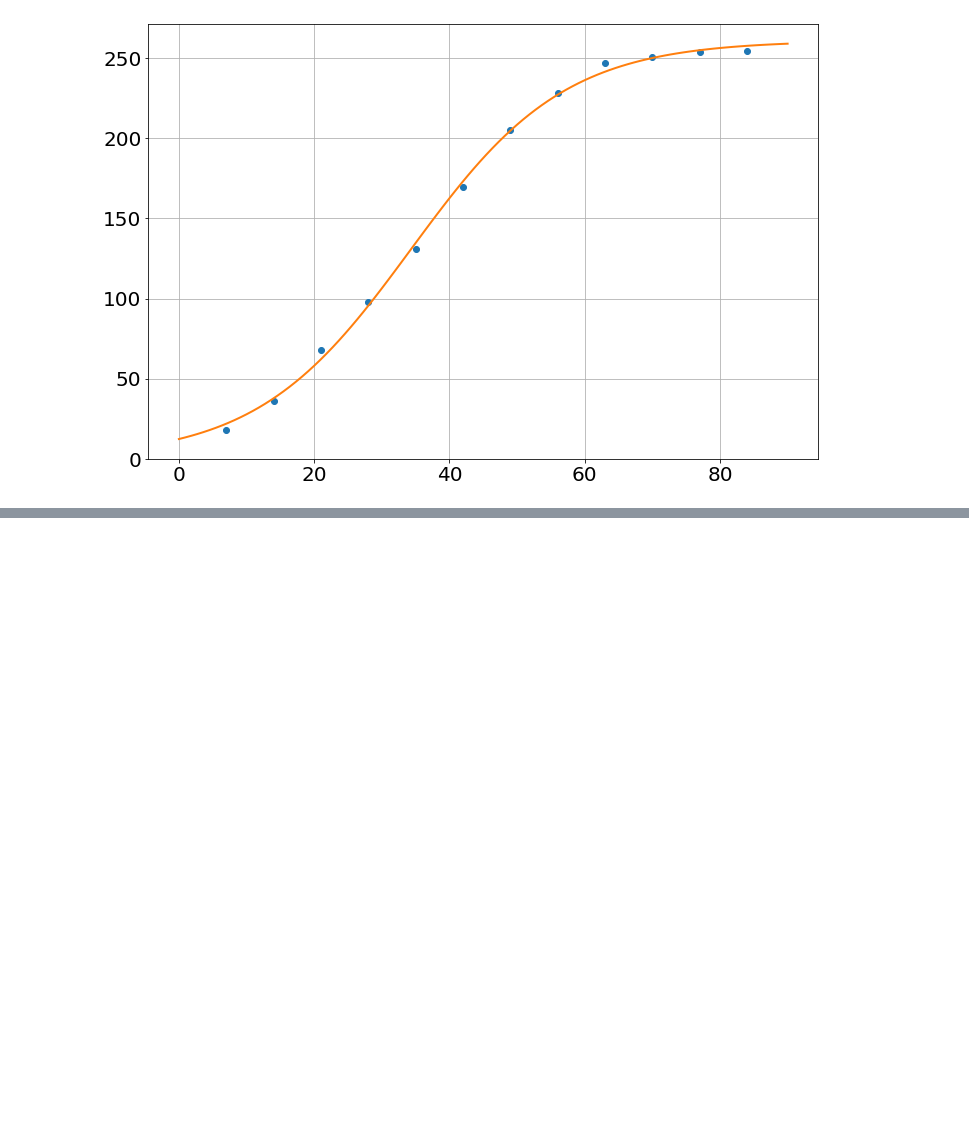
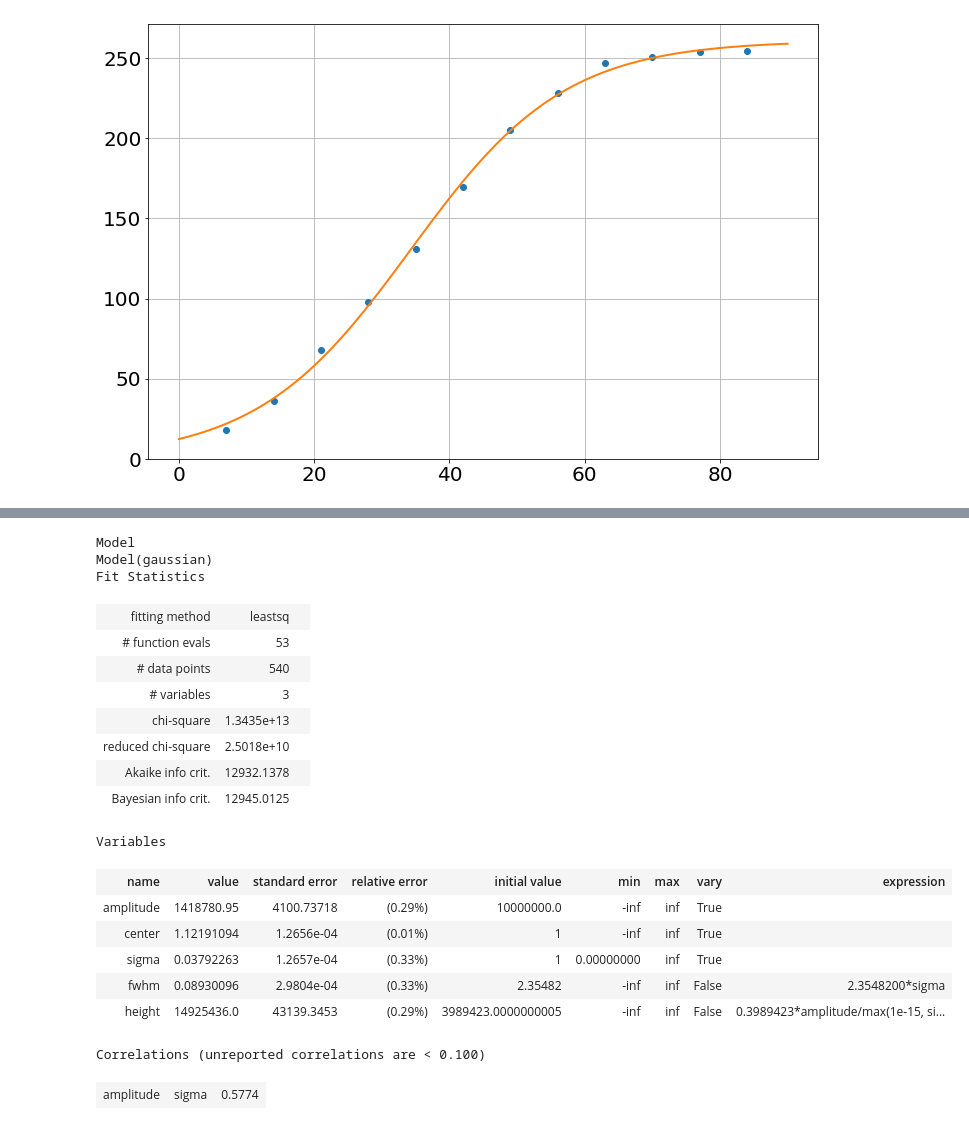
Before and after one commit to bblais/Computer-Programming-for-the-Sciences-Spring-2021, a Jupyter notebook: 2021-03-18 lmfit pyndamics3.ipynb, the cells around one changed output, grey strips where cells are left out. Drawn from its saved outputs; the diff is of its cells as text; code cells hidden in the pictures; blank space fills up the shorter version.

```diff
--- a/2021-03-18 lmfit pyndamics3.ipynb
+++ b/2021-03-18 lmfit pyndamics3.ipynb
@@ -100,0 +124,24 @@ plot(x_fake,y_fake,'-')
+# %%
+results=model.fit(y,x=t,amplitude=1e7,center=1,sigma=1)
+results
+# %% [output]
+Model
+Model(gaussian)
+Fit Statistics
+| fitting method | leastsq |  |
+| # function evals | 53 |  |
+| # data points | 540 |  |
+| # variables | 3 |  |
+| chi-square | 1.3435e+13 |  |
+| reduced chi-square | 2.5018e+10 |  |
+| Akaike info crit. | 12932.1378 |  |
+| Bayesian info crit. | 12945.0125 |  |
+Variables
+| name | value | standard error | relative error | initial value | min | max | vary | expression |
+| amplitude | 1418780.95 | 4100.73718 | (0.29%) | 10000000.0 | -inf | inf | True |  |
+| center | 1.12191094 | 1.2656e-04 | (0.01%) | 1 | -inf | inf | True |  |
+| sigma | 0.03792263 | 1.2657e-04 | (0.33%) | 1 | 0.00000000 | inf | True |  |
+| fwhm | 0.08930096 | 2.9804e-04 | (0.33%) | 2.35482 | -inf | inf | False | 2.3548200*sigma |
+| height | 14925436.0 | 43139.3453 | (0.29%) | 3989423.0000000005 | -inf | inf | False | 0.3989423*amplitude/max(1e-15, si... |
+Correlations (unreported correlations are < 0.100)
+| amplitude | sigma | 0.5774 |
```
Also changed, not shown: parts of 7 cells of this notebook, 1 other file.
